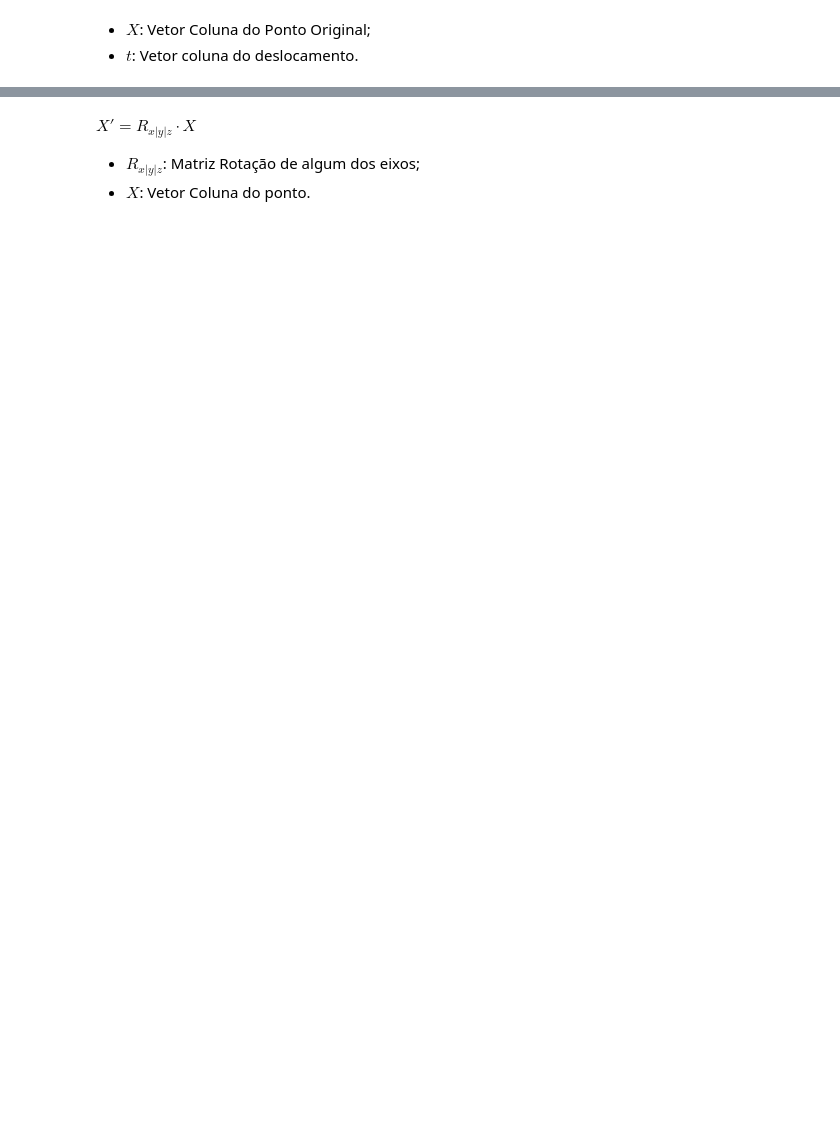
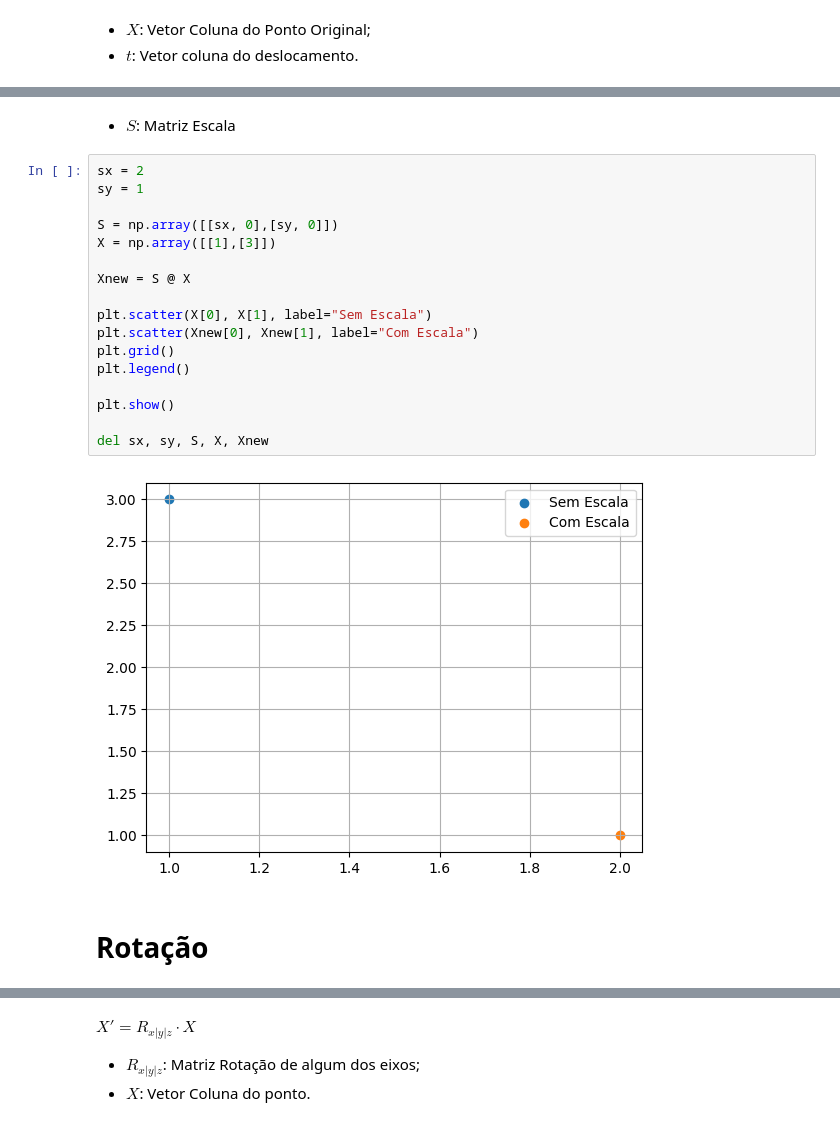
Before and after one commit to andrevale99/VISAO_ROBOTICA, a Jupyter notebook: 02_FORMACAO_DE_IMAGENS/Formacao_de_imagens.ipynb, the cells around one changed output, grey strips where cells are left out. Saved outputs shown, nothing was run; the diff lists cells and outputs as text; blank space fills up the shorter version.

```diff
--- a/02_FORMACAO_DE_IMAGENS/Formacao_de_imagens.ipynb
+++ b/02_FORMACAO_DE_IMAGENS/Formacao_de_imagens.ipynb
@@ -63 +68,24 @@ plt.show()
+# %% [markdown]
+* $S$: Matriz Escala
+# %%
+sx = 2
+sy = 1
+
+S = np.array([[sx, 0],[sy, 0]])
+X = np.array([[1],[3]])
+
+Xnew = S @ X
+
+plt.scatter(X[0], X[1], label="Sem Escala")
+plt.scatter(Xnew[0], Xnew[1], label="Com Escala")
+plt.grid()
+plt.legend()
+
+plt.show()
+
+del sx, sy, S, X, Xnew
+# %% [output]
+[figure, added]
+# %% [markdown]
+# Rotação
 # %% [markdown]
```
Also changed, not shown: parts of 15 cells of this notebook, 3 other files.
